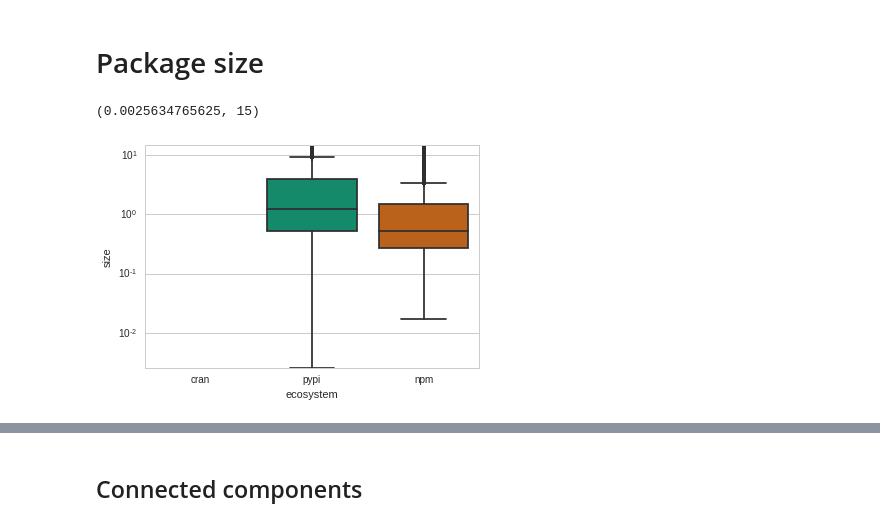
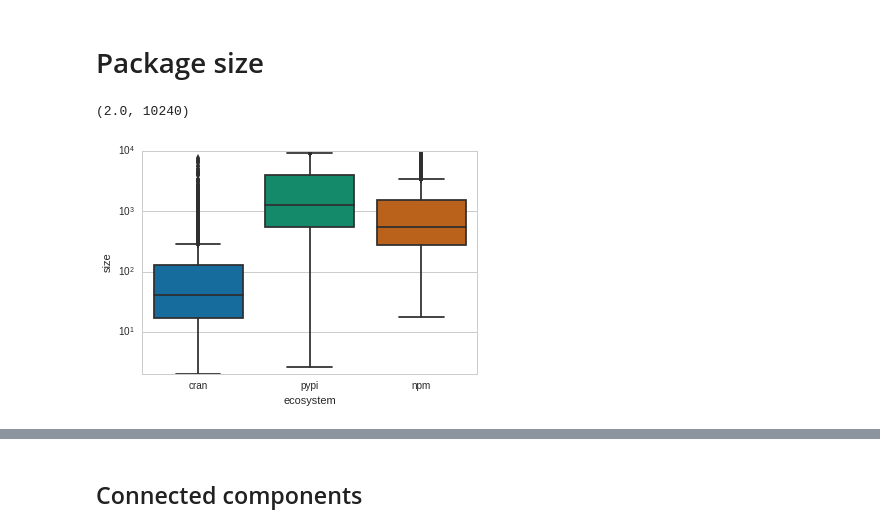
Before and after one commit to maelick/ecos-analysis, a Jupyter notebook: WEA2016-ecos/notebook/Ecosystem graphs.ipynb, the cells around one changed output, grey strips where cells are left out. Cells and saved outputs as stored; diff of their text form; code cells hidden in the pictures.

Commit message:
Package sizes

```diff
--- a/WEA2016-ecos/notebook/Ecosystem graphs.ipynb
+++ b/WEA2016-ecos/notebook/Ecosystem graphs.ipynb
@@ -569,18 +568,18 @@ tmp.sort_values(['ecosystem', 'value'])
 # %%
 data = []
 for ecos, graph in graphs.items():
     for node in graph.vs:
         size = node['size']
         if size != pandas.np.nan:
-            data.append((ecos, node['name'], node['size'] / 8 / 1024))
+            data.append((ecos, node['name'], node['size'] / 8))
 
 df = pandas.DataFrame(data, columns=['ecosystem', 'package', 'size'])
 ax = seaborn.boxplot('ecosystem', 'size', data=df)
 ax.set_yscale('log')
-ax.set_ylim(0, 15)
+ax.set_ylim(0, 10240)
 # %% [output]
-(0.0025634765625, 15)
+(2.0, 10240)
-[figure, old version]
+[figure, new version]
 # %%
 for ecos, graph in graphs.items():
     data = list(zip(graph.vs['name'], graph.vs['size'], graph.vs['transitive_deps'], graph.vs['transitive_rev_deps']))
```
Also changed, not shown: parts of 5 cells of this notebook.
